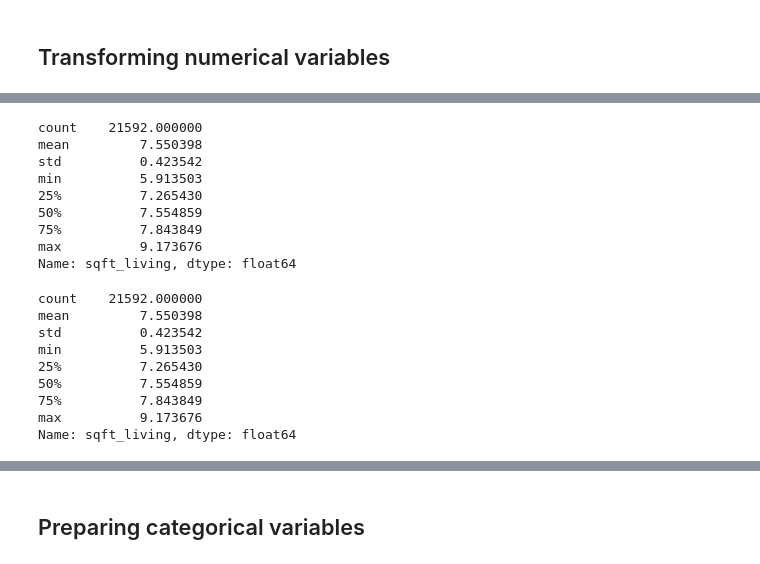
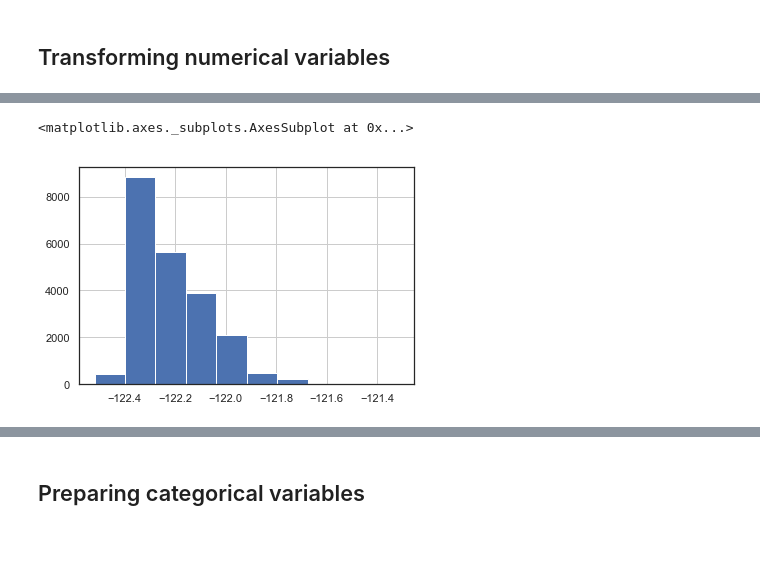
Before and after one commit to nikolholicka/curriculum, a Jupyter notebook: mod1/project/dsc-1-final-project-online-ds-pt-041519/project_workbook.ipynb, the cells around one changed output, grey strips where cells are left out. Saved outputs shown, nothing was run; the diff lists cells and outputs as text; code cells hidden in the pictures.

```diff
--- a/mod1/project/dsc-1-final-project-online-ds-pt-041519/project_workbook.ipynb
+++ b/mod1/project/dsc-1-final-project-online-ds-pt-041519/project_workbook.ipynb
@@ -338,27 +322,8 @@ df.sqft_living15 = np.log(df.sqft_living15)
 df.sqft_lot15 = np.log(df.sqft_lot15)
 
 #sqft_basement has zero values - what should I do with it?
-# %%
-df.sqft_living.describe()
-# %% [output]
-count    21592.000000
-mean         7.550398
-std          0.423542
-min          5.913503
-25%          7.265430
-50%          7.554859
-75%          7.843849
-max          9.173676
-Name: sqft_living, dtype: float64
-# %%
-df.sqft_living.describe()
-# %% [output]
-count    21592.000000
-mean         7.550398
-std          0.423542
-min          5.913503
-25%          7.265430
-50%          7.554859
-75%          7.843849
-max          9.173676
-Name: sqft_living, dtype: float64
+# %%
+df.long.hist()
+# %% [output]
+<matplotlib.axes._subplots.AxesSubplot at 0x...>
+[figure, added]
```
Also changed, not shown: parts of 49 cells of this notebook.
